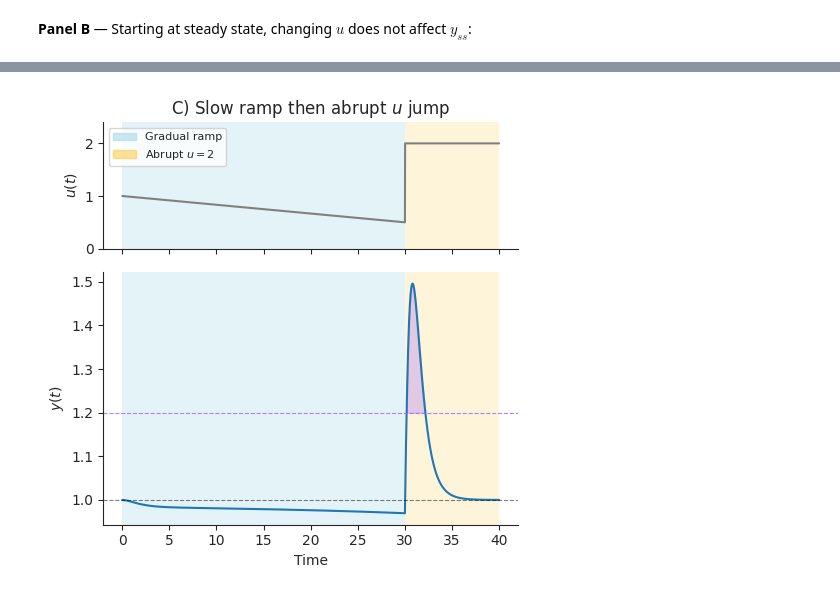
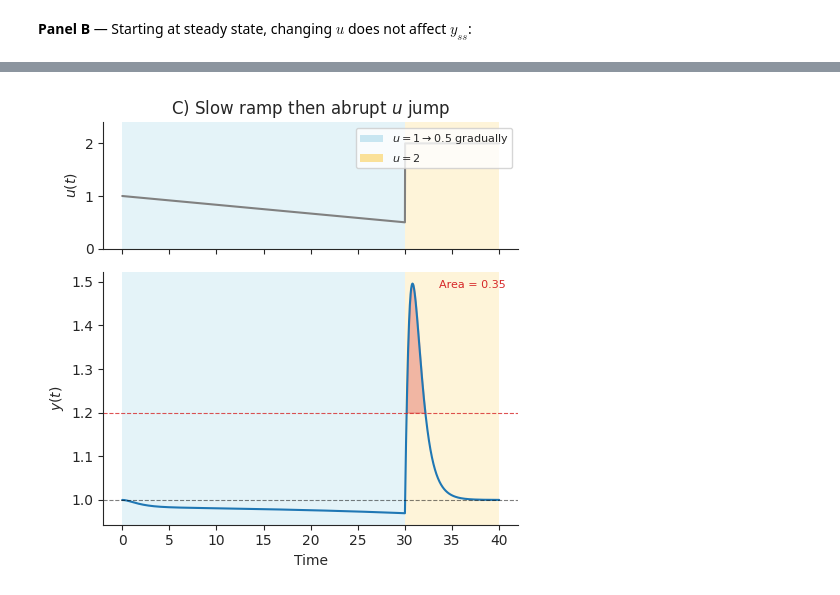
Before and after one commit to Liamir/autodiff-control, a Jupyter notebook: notebooks/figure3.ipynb, the cells around one changed output, grey strips where cells are left out. Cells and saved outputs as stored; diff of their text form; code cells hidden in the pictures.

```diff
--- a/notebooks/figure3.ipynb
+++ b/notebooks/figure3.ipynb
@@ -227,36 +285,38 @@ fig, (ax_u, ax_y) = plt.subplots(2, 1, figsize=(5, 5), sharex=True,
                                   gridspec_kw={'height_ratios': [1, 2]})
 
 # Shading
 ax_u.axvspan(data_C['t_flat'],   data_C['t_abrupt'], color='#a8d8ea', alpha=0.3, lw=0)
 ax_u.axvspan(data_C['t_abrupt'], data_C['t'].max(),  color='#fcba03', alpha=0.15, lw=0)
 ax_y.axvspan(data_C['t_flat'],   data_C['t_abrupt'], color='#a8d8ea', alpha=0.3, lw=0)
 ax_y.axvspan(data_C['t_abrupt'], data_C['t'].max(),  color='#fcba03', alpha=0.15, lw=0)
 
 # u(t)
 ax_u.plot(data_C['t'], data_C['u'], lw=1.5, color='gray')
 ax_u.set_ylabel('$u(t)$')
 ax_u.set_ylim(0, 2.4)
 clean_ax(ax_u)
 
 # y(t)
 THRESHOLD = 1.2
 ax_y.plot(data_C['t'], data_C['y'], lw=1.5, color='C0')
 ax_y.fill_between(data_C['t'], THRESHOLD, data_C['y'],
-                  where=(data_C['y'] > THRESHOLD), color="#9e66ff", alpha=0.3, interpolate=True)
+                  where=(data_C['y'] > THRESHOLD), color='C3', alpha=0.3, interpolate=True)
 ax_y.axhline(data_C['y_ss'], color='black', ls='--', lw=0.8, alpha=0.5)
-ax_y.axhline(THRESHOLD, color='#9e66ff', ls='--', lw=0.8, alpha=0.8)
+ax_y.axhline(THRESHOLD, color='C3', ls='--', lw=0.8, alpha=0.8)
 ax_y.set_ylabel('$y(t)$')
 ax_y.set_xlabel('Time')
+ax_y.text(0.97, 0.97, f'Area = {area_C:.2f}', transform=ax_y.transAxes,
+          fontsize=8, ha='right', va='top', color='C3')
 clean_ax(ax_y)
 
 ax_u.set_title(r'C) Slow ramp then abrupt $u$ jump')
 ax_u.legend(handles=[
-    mpatches.Patch(color='#a8d8ea', alpha=0.6, label='Gradual ramp'),
-    mpatches.Patch(color='#fcba03', alpha=0.4, label='Abrupt $u=2$'),
-], fontsize=8, loc='upper left')
+    mpatches.Patch(facecolor='#a8d8ea', edgecolor='none', alpha=0.6, label=r'$u=1 \to 0.5$ gradually'),
+    mpatches.Patch(facecolor='#fcba03', edgecolor='none', alpha=0.4, label='$u=2$'),
+], fontsize=8, loc='upper right')
 
 plt.tight_layout()
 fig.savefig('figure3_panelC.pdf', bbox_inches='tight')
 plt.show()
 # %% [output]
-[figure, old version]
+[figure, new version]
```
Also changed, not shown: parts of 9 cells of this notebook, 20 other files.
